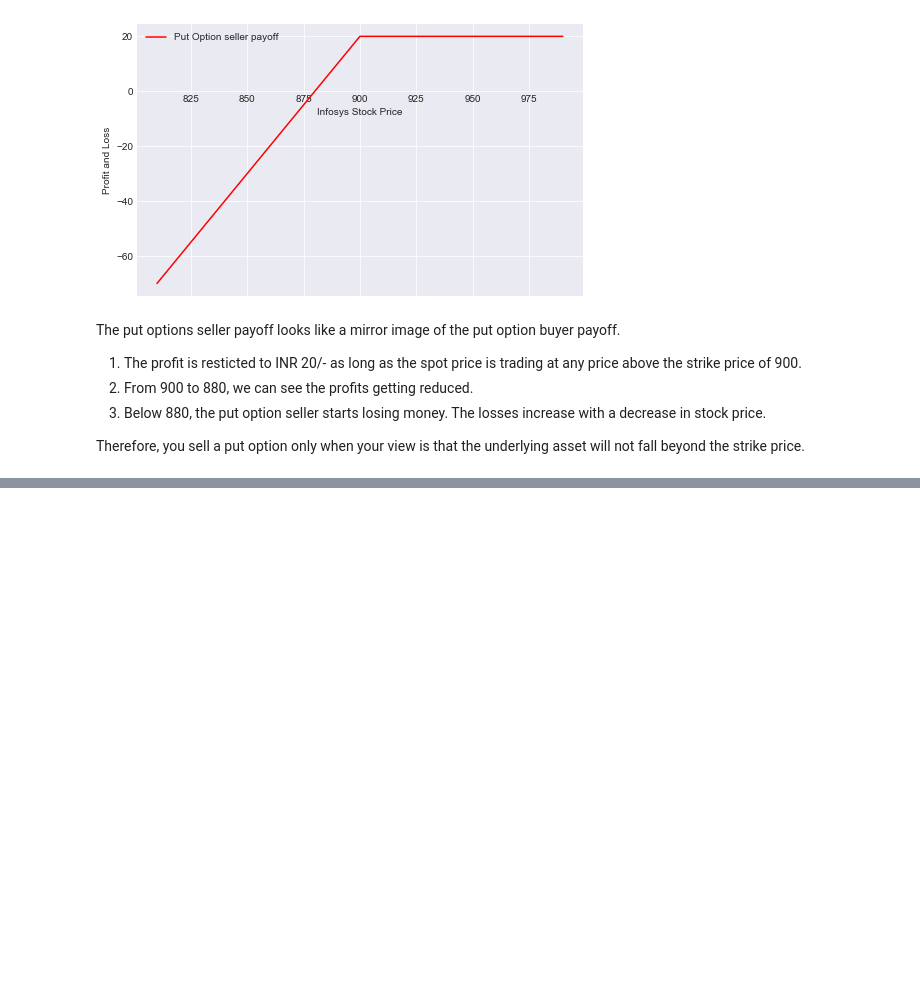
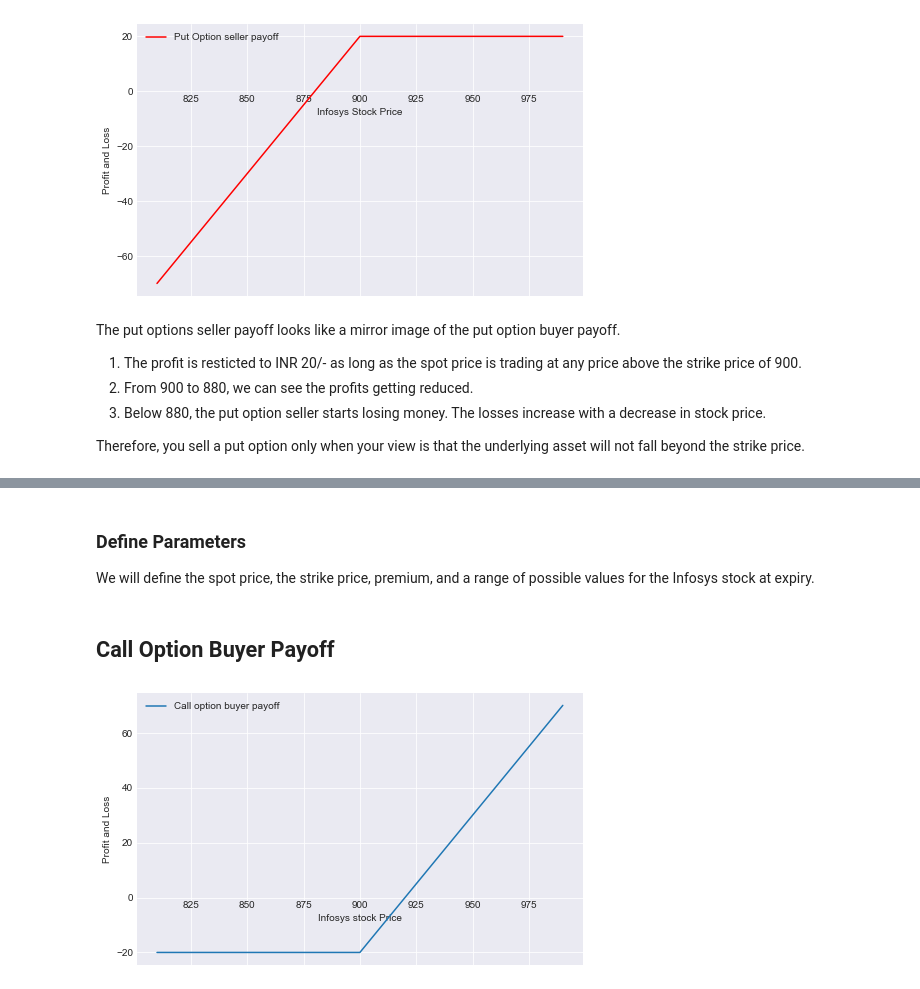
Before and after one commit to alexgamboa1/Stock-Options-Python, a Jupyter notebook: Stock-Options-Analysis.ipynb, the cells around one changed output, grey strips where cells are left out. Cells and saved outputs as stored; diff of their text form; code cells hidden in the pictures; blank space fills up the shorter version.

Commit message:
Commit Call Option information

```diff
--- a/Stock-Options-Analysis.ipynb
+++ b/Stock-Options-Analysis.ipynb
@@ -85,0 +93,34 @@ Therefore, you sell a put option only when your view is that the underlying asse
+# %%
+# Function for Call payoff
+def call_payoff(sT, strike_price, premium):
+    pnl = np.where(sT> strike_price, sT - strike_price, 0)
+    return pnl- premium
+# %% [markdown]
+### Define Parameters
+We will define the spot price, the strike price, premium, and a range of possible values for the Infosys stock at expiry.
+# %%
+# Infosys stock price
+spot_price = 900
+
+# Call strike price and cost
+strike_price = 900
+premium = 20
+
+# Stock price range at the expiration of the call
+# We have defined range for the stock price at expiry as +/- 10% from spot price
+# Syntax: numpy.arange(start price, stop price)
+sT = np.arange(0.9*spot_price,1.1*spot_price)
+# %% [markdown]
+## Call Option Buyer Payoff
+# %%
+payoff_long_call = call_payoff(sT, strike_price, premium)
+# Plot the graph
+fig, ax = plt.subplots(figsize= (8,5))
+ax.spines['bottom'].set_position('zero')
+ax.plot(sT, payoff_long_call, label= 'Call option buyer payoff')
+plt.xlabel('Infosys stock Price')
+plt.ylabel('Profit and Loss')
+plt.legend()
+plt.show()
+# %% [output]
+[figure, added]
```
Also changed, not shown: parts of 6 cells of this notebook.
